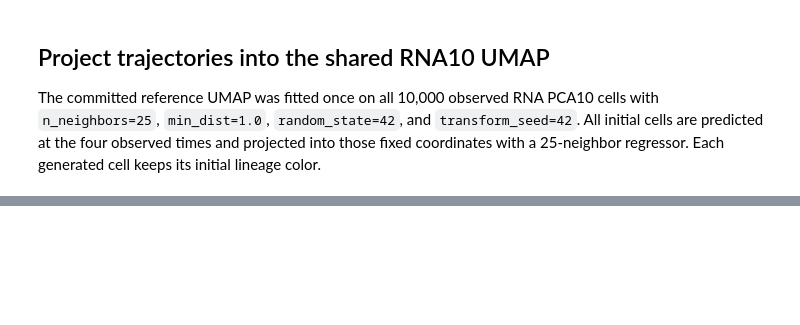
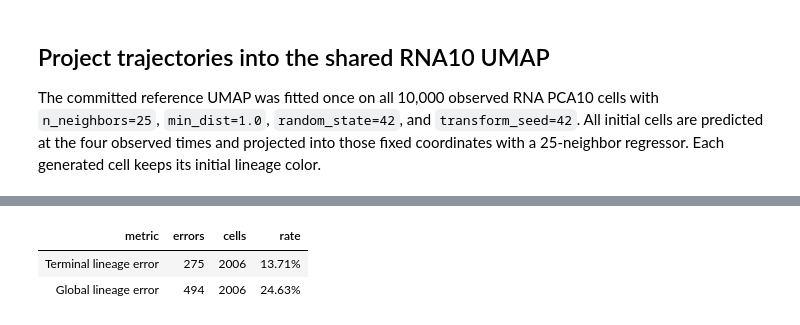
Before and after one commit to shankswang953/COATI_website, a Jupyter notebook: docs/tutorials/scMultisim/train_coati.ipynb, the cells around one changed output, grey strips where cells are left out. Cells and saved outputs as stored; diff of their text form; code cells hidden in the pictures; blank space fills up the shorter version.

Commit message:
Publish CPU scMultiSim lineage tutorial

```diff
--- a/docs/tutorials/scMultisim/train_coati.ipynb
+++ b/docs/tutorials/scMultisim/train_coati.ipynb
@@ -315,0 +320,47 @@ Run directory: outputs/scmultisim-balanced-cy0p1-23075ccc
+# %%
+from sklearn.neighbors import KNeighborsClassifier
+
+snapshot_labels = np.split(
+    celltypes, np.cumsum([len(snapshot) for snapshot in paired.primary])[:-1]
+)
+source_lineage = snapshot_labels[0]
+evaluation_times = np.linspace(TIME_VALUES[0], TIME_VALUES[-1], 61)
+dense_trajectory = result.predict(
+    initial=paired.primary[0], times=evaluation_times, raw=True
+)["primary"]
+
+terminal_classifier = KNeighborsClassifier(
+    n_neighbors=15, weights="distance", n_jobs=-1
+).fit(paired.primary[-1], snapshot_labels[-1])
+terminal_population = terminal_classifier.predict(dense_trajectory[-1]).astype(str)
+terminal_lineage = np.where(
+    np.char.startswith(terminal_population, "4_"), "4_1", "4_5"
+)
+terminal_error = terminal_lineage != source_lineage
+
+observed_rna = np.concatenate(paired.primary)
+observed_lineage = np.where(celltypes == "4_1", "4_1", "4_5")
+global_classifier = KNeighborsClassifier(
+    n_neighbors=15, weights="distance", n_jobs=-1
+).fit(observed_rna, observed_lineage)
+assigned_lineage = global_classifier.predict(
+    dense_trajectory.reshape(-1, dense_trajectory.shape[-1])
+).reshape(len(evaluation_times), len(source_lineage))
+global_error = (assigned_lineage[1:] != source_lineage[None, :]).any(axis=0)
+
+lineage_metrics = pd.DataFrame({
+    "metric": ["Terminal lineage error", "Global lineage error"],
+    "errors": [terminal_error.sum(), global_error.sum()],
+    "cells": len(source_lineage),
+    "rate": [terminal_error.mean(), global_error.mean()],
+})
+display(
+    lineage_metrics.style.hide(axis="index")
+    .format({"rate": "{:.2%}"})
+    .set_properties(**{"text-align": "left"})
+    .set_table_styles([{"selector": "th", "props": [("text-align", "left")]}])
+)
+# %% [output]
+| metric | errors | cells | rate |
+| Terminal lineage error | 275 | 2006 | 13.71% |
+| Global lineage error | 494 | 2006 | 24.63% |
```
Also changed, not shown: parts of 7 cells of this notebook, 1 other file.
